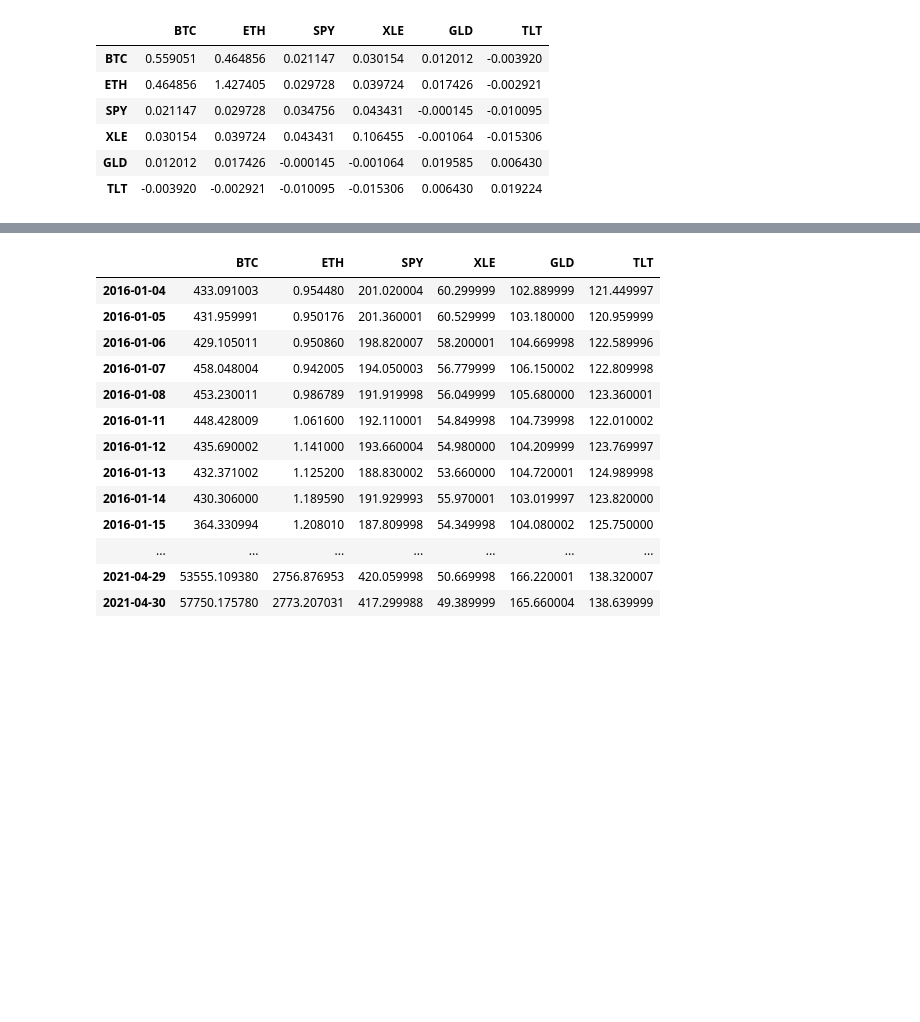
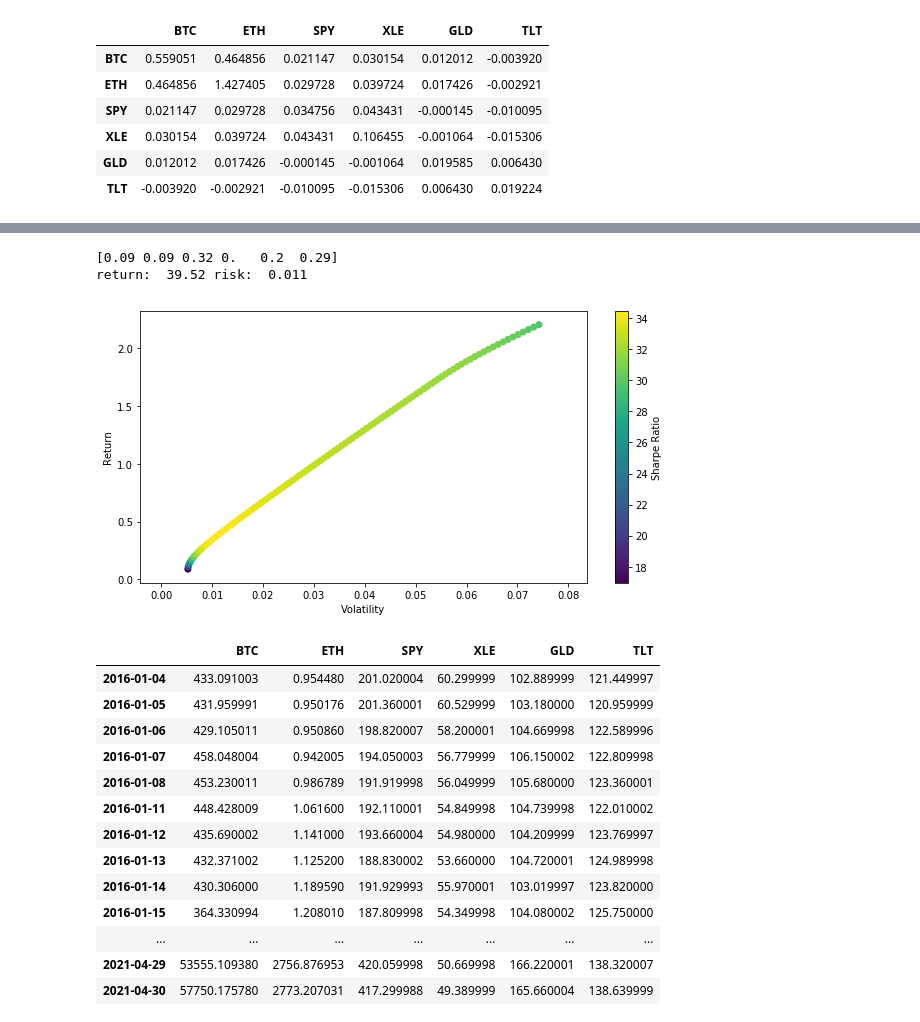
Before and after one commit to Lucas-Shaiman/project_alpha, a Jupyter notebook: etf_data_Andre.ipynb, the cells around one changed output, grey strips where cells are left out. Saved outputs shown, nothing was run; the diff lists cells and outputs as text; code cells hidden in the pictures; blank space fills up the shorter version.

```diff
--- a/etf_data_Andre.ipynb
+++ b/etf_data_Andre.ipynb
@@ -385,0 +308,11 @@ TypeError: minimize_sharpe() missing 1 required positional argument: 'portfolio_
+# %%
+#Define frequently used functions.
+# r is each stock's return, w is the portion of each stock in our portfolio, and covar is the covariance matrix
+# Rate of return
+def ret(r,w):
+    return r.dot(w)
+# Risk level - or volatility
+def vol(w,covar):
+    return np.sqrt(np.dot(w,np.dot(w,covar)))
+def sharpe (ret,vol):
+    return ret/vol
@@ -386,3 +346,52 @@ TypeError: minimize_sharpe() missing 1 required positional argument: 'portfolio_
+# %%
+#Define 1/Sharpe_ratio
+fun2 = lambda w: np.sqrt(np.dot(w,np.dot(w,covar)))/r.dot(w)
+res_sharpe = minimize(fun2,x0,method='trust-constr',constraints = linear_constraint,bounds = bounds)
+
+#These are the weights of the stocks in the portfolio with the highest Sharpe ratio.
+w_sharpe = res_sharpe.x
+print(w_sharpe)
+print('return: % .2f'% (ret(r,w_sharpe)*100), 'risk: % .3f'% vol(w_sharpe,covar))
+# %% [output]
+[0.09 0.09 0.32 0.   0.2  0.29]
+return:  39.52 risk:  0.011
+# %%
+w = w_min
+num_ports = 100
+gap = (np.amax(r) - ret(r,w_min))/num_ports
+
+
+all_weights = np.zeros((num_ports, len(df.columns)))
+all_weights[0],all_weights[1]=w_min,w_sharpe
+ret_arr = np.zeros(num_ports)
+ret_arr[0],ret_arr[1]=ret(r,w_min),ret(r,w_sharpe)
+vol_arr = np.zeros(num_ports)
+vol_arr[0],vol_arr[1]=vol(w_min,covar),vol(w_sharpe,covar)
+
+for i in range(num_ports):
+    port_ret = ret(r,w) + i*gap
+    double_constraint = LinearConstraint([np.ones(df2.shape[1]),r],[1,port_ret],[1,port_ret])
+
+    #Create x0: initial guesses for weights.
+    x0 = w_min
+    #Define a function for portfolio volatility.
+    fun = lambda w: np.sqrt(np.dot(w,np.dot(w,covar)))
+    a = minimize(fun,x0,method='trust-constr',constraints = double_constraint,bounds = bounds)
+
+    all_weights[i,:]=a.x
+    ret_arr[i]=port_ret
+    vol_arr[i]=vol(a.x,covar)
+
+sharpe_arr = ret_arr/vol_arr
+
+plt.figure(figsize=(10,5))
+plt.scatter(vol_arr, ret_arr, c=sharpe_arr, cmap='viridis')
+plt.colorbar(label='Sharpe Ratio')
+plt.xlabel('Volatility')
+plt.ylabel('Return')
+plt.show()
+# %% [output]
+[figure, added]
 # %%
 combined_df_MC = combined_df.dropna()
 # %%
```
Also changed, not shown: parts of 22 cells of this notebook, 2 other files.
